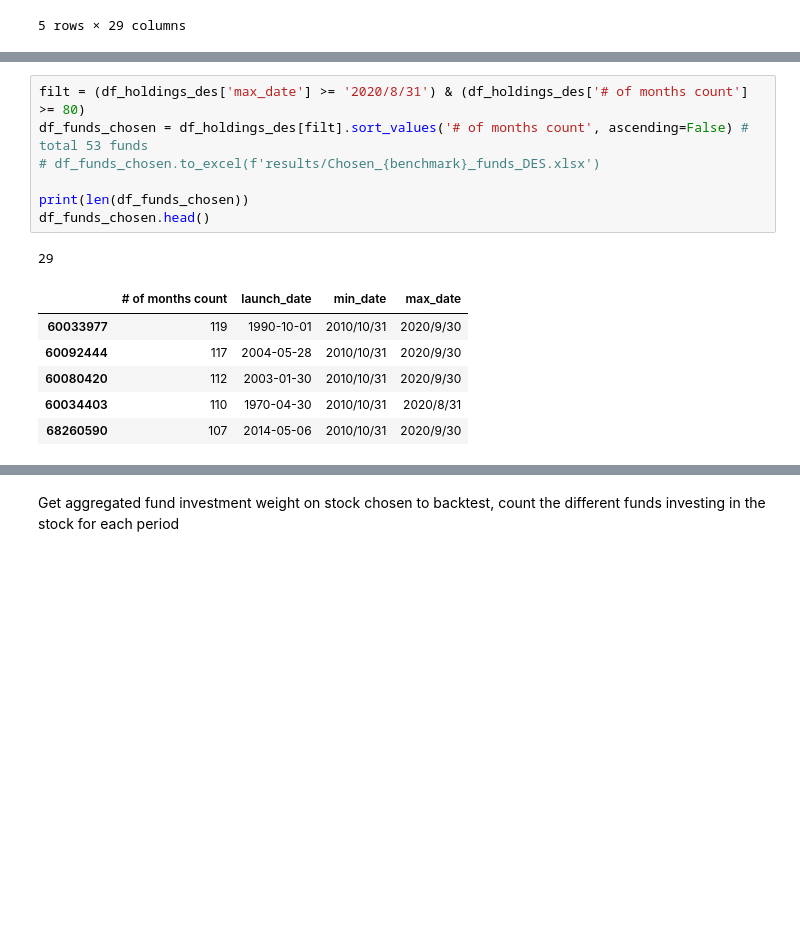
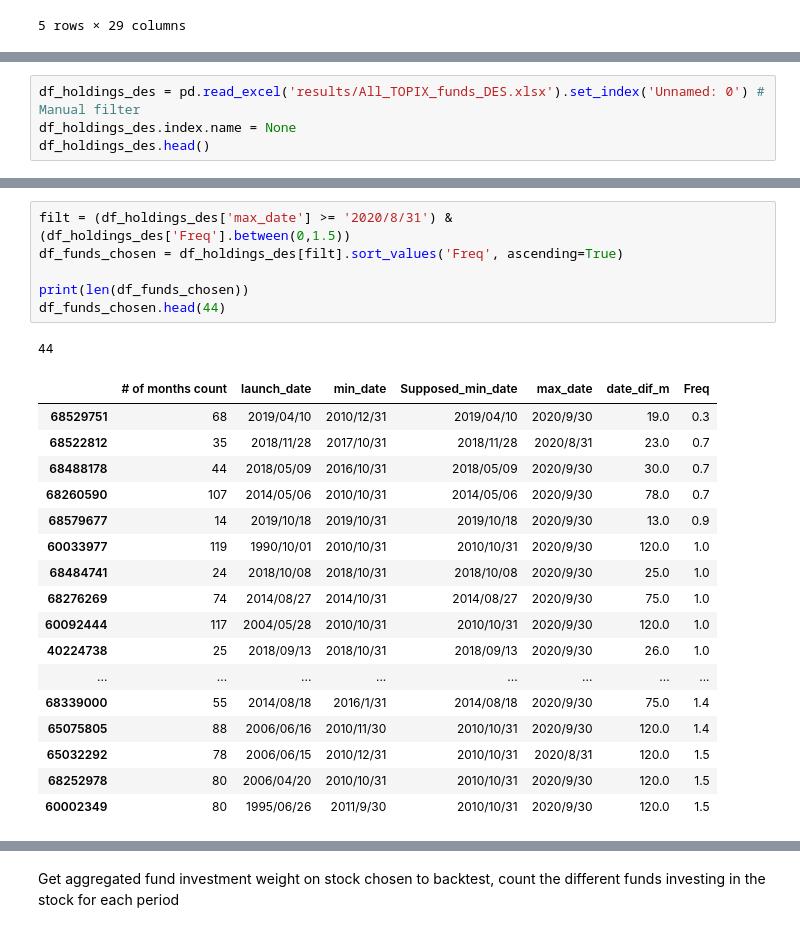
Before and after one commit to james-chang727/OEF-holdings-over-underweight-backtest, a Jupyter notebook: JP_Murata_v3.1.ipynb, the cells around one changed output, grey strips where cells are left out. Drawn from its saved outputs; the diff is of its cells as text; blank space fills up the shorter version.

```diff
--- a/JP_Murata_v3.1.ipynb
+++ b/JP_Murata_v3.1.ipynb
@@ -115,0 +109,4 @@ df_holdings_des.head()
+# %%
+df_holdings_des = pd.read_excel('results/All_TOPIX_funds_DES.xlsx').set_index('Unnamed: 0') # Manual filter
+df_holdings_des.index.name = None
+df_holdings_des.head()
@@ -116,15 +120,25 @@ df_holdings_des.head()
 # %%
-filt = (df_holdings_des['max_date'] >= '2020/8/31') & (df_holdings_des['# of months count'] >= 80)
-df_funds_chosen = df_holdings_des[filt].sort_values('# of months count', ascending=False) # total 53 funds
-# df_funds_chosen.to_excel(f'results/Chosen_{benchmark}_funds_DES.xlsx')
+filt = (df_holdings_des['max_date'] >= '2020/8/31') & (df_holdings_des['Freq'].between(0,1.5))
+df_funds_chosen = df_holdings_des[filt].sort_values('Freq', ascending=True)
 
 print(len(df_funds_chosen))
-df_funds_chosen.head()
+df_funds_chosen.head(44)
 # %% [output]
-29
+44
-|  | # of months count | launch_date | min_date | max_date |
-| 60033977 | 119 | 1990-10-01 | 2010/10/31 | 2020/9/30 |
-| 60092444 | 117 | 2004-05-28 | 2010/10/31 | 2020/9/30 |
-| 60080420 | 112 | 2003-01-30 | 2010/10/31 | 2020/9/30 |
-| 60034403 | 110 | 1970-04-30 | 2010/10/31 | 2020/8/31 |
-| 68260590 | 107 | 2014-05-06 | 2010/10/31 | 2020/9/30 |
+|  | # of months count | launch_date | min_date | Supposed_min_date | max_date | date_dif_m | Freq |
+| 68529751 | 68 | 2019/04/10 | 2010/12/31 | 2019/04/10 | 2020/9/30 | 19.0 | 0.3 |
+| 68522812 | 35 | 2018/11/28 | 2017/10/31 | 2018/11/28 | 2020/8/31 | 23.0 | 0.7 |
+| 68488178 | 44 | 2018/05/09 | 2016/10/31 | 2018/05/09 | 2020/9/30 | 30.0 | 0.7 |
+| 68260590 | 107 | 2014/05/06 | 2010/10/31 | 2014/05/06 | 2020/9/30 | 78.0 | 0.7 |
+| 68579677 | 14 | 2019/10/18 | 2019/10/31 | 2019/10/18 | 2020/9/30 | 13.0 | 0.9 |
+| 60033977 | 119 | 1990/10/01 | 2010/10/31 | 2010/10/31 | 2020/9/30 | 120.0 | 1.0 |
+| 68484741 | 24 | 2018/10/08 | 2018/10/31 | 2018/10/08 | 2020/9/30 | 25.0 | 1.0 |
+| 68276269 | 74 | 2014/08/27 | 2014/10/31 | 2014/08/27 | 2020/9/30 | 75.0 | 1.0 |
+| 60092444 | 117 | 2004/05/28 | 2010/10/31 | 2010/10/31 | 2020/9/30 | 120.0 | 1.0 |
+| 40224738 | 25 | 2018/09/13 | 2018/10/31 | 2018/09/13 | 2020/9/30 | 26.0 | 1.0 |
+| ... | ... | ... | ... | ... | ... | ... | ... |
+| 68339000 | 55 | 2014/08/18 | 2016/1/31 | 2014/08/18 | 2020/9/30 | 75.0 | 1.4 |
+| 65075805 | 88 | 2006/06/16 | 2010/11/30 | 2010/10/31 | 2020/9/30 | 120.0 | 1.4 |
+| 65032292 | 78 | 2006/06/15 | 2010/12/31 | 2010/10/31 | 2020/8/31 | 120.0 | 1.5 |
+| 68252978 | 80 | 2006/04/20 | 2010/10/31 | 2010/10/31 | 2020/9/30 | 120.0 | 1.5 |
+| 60002349 | 80 | 1995/06/26 | 2011/9/30 | 2010/10/31 | 2020/9/30 | 120.0 | 1.5 |
```
Also changed, not shown: parts of 13 cells of this notebook, 6 other files.
